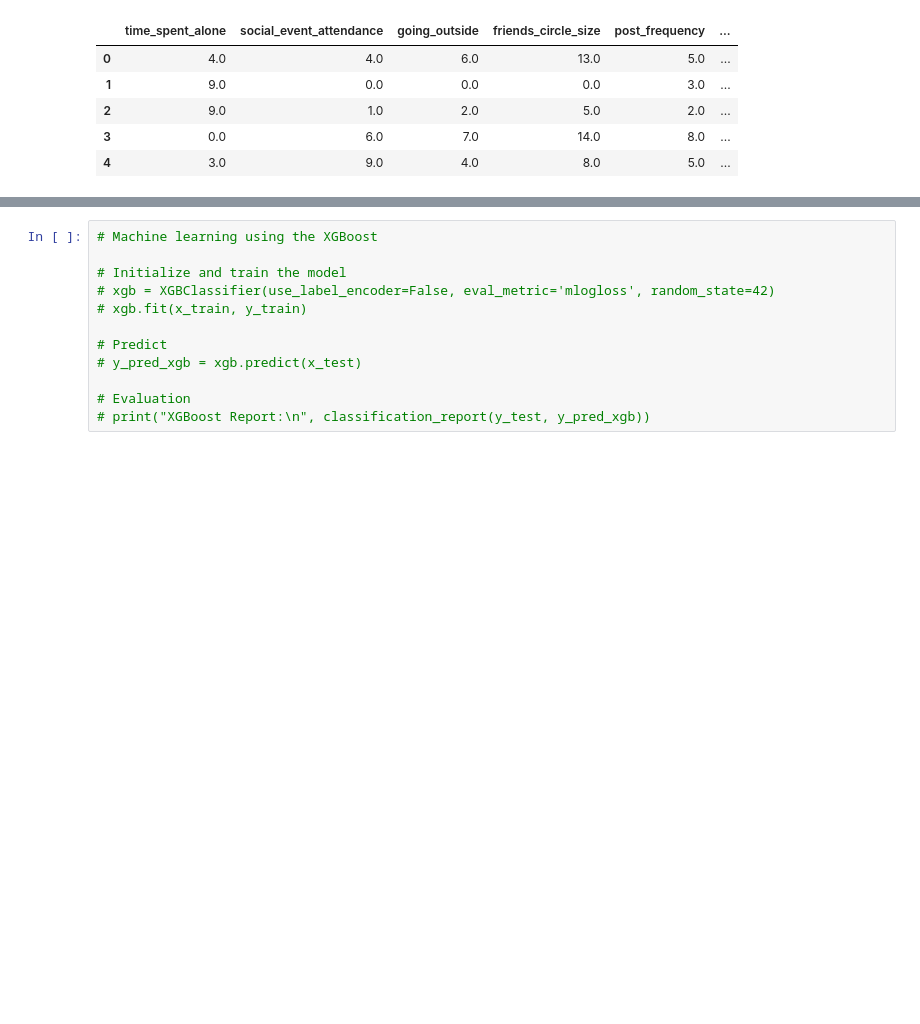
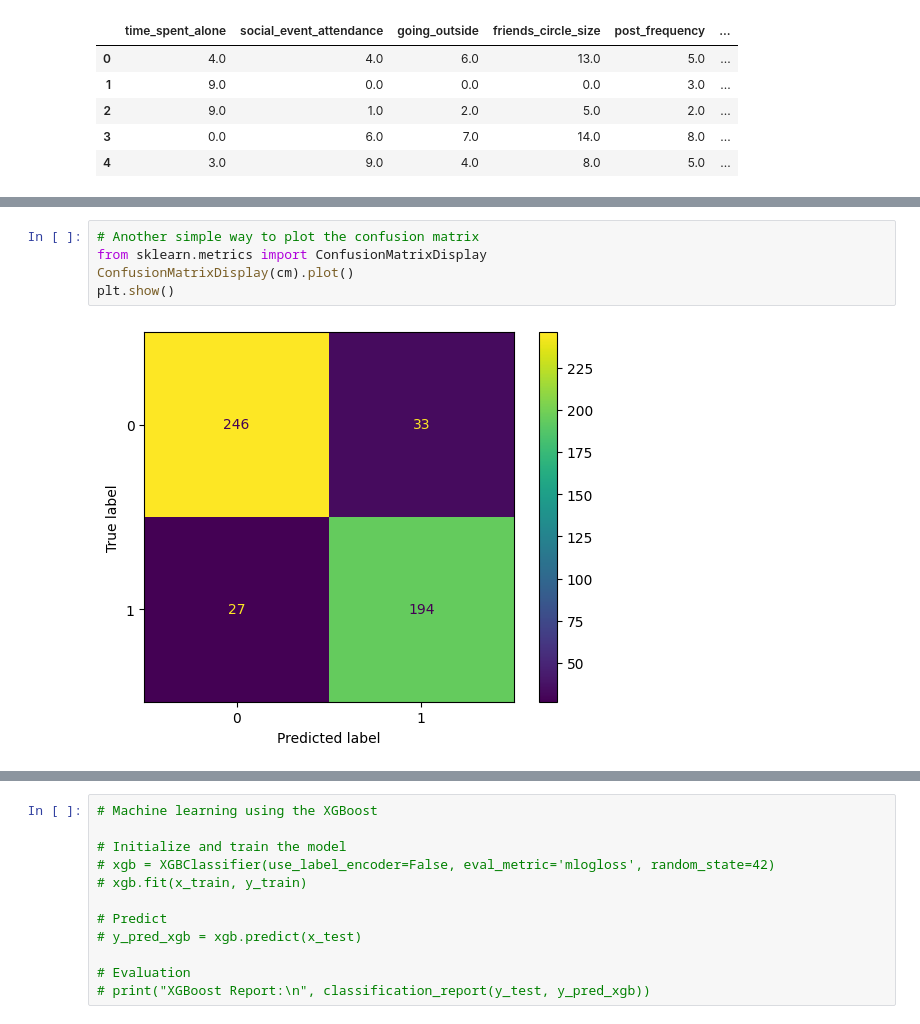
Before and after one commit to danlumumba/human-personality-ml-model, a Jupyter notebook: personality.ipynb, the cells around one changed output, grey strips where cells are left out. Cells and saved outputs as stored; diff of their text form; blank space fills up the shorter version.

```diff
--- a/personality.ipynb
+++ b/personality.ipynb
@@ -287,2 +342,9 @@ weighted avg       0.87      0.87      0.87       500
+# %%
+# Another simple way to plot the confusion matrix
+from sklearn.metrics import ConfusionMatrixDisplay
+ConfusionMatrixDisplay(cm).plot()
+plt.show()
+# %% [output]
+[figure, added]
 # %%
 # Machine learning using GBC
```
Also changed, not shown: parts of 10 cells of this notebook.
